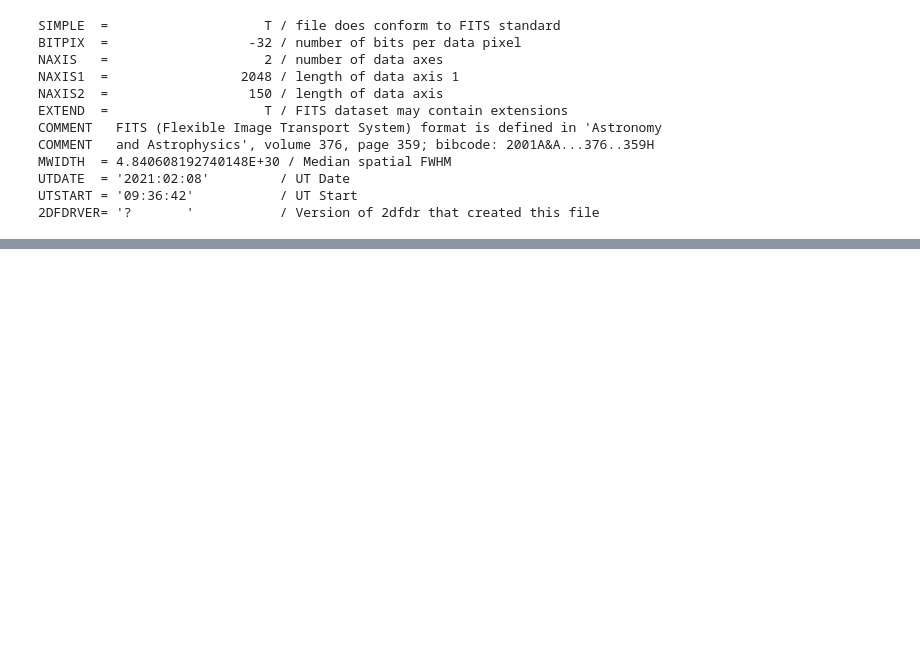
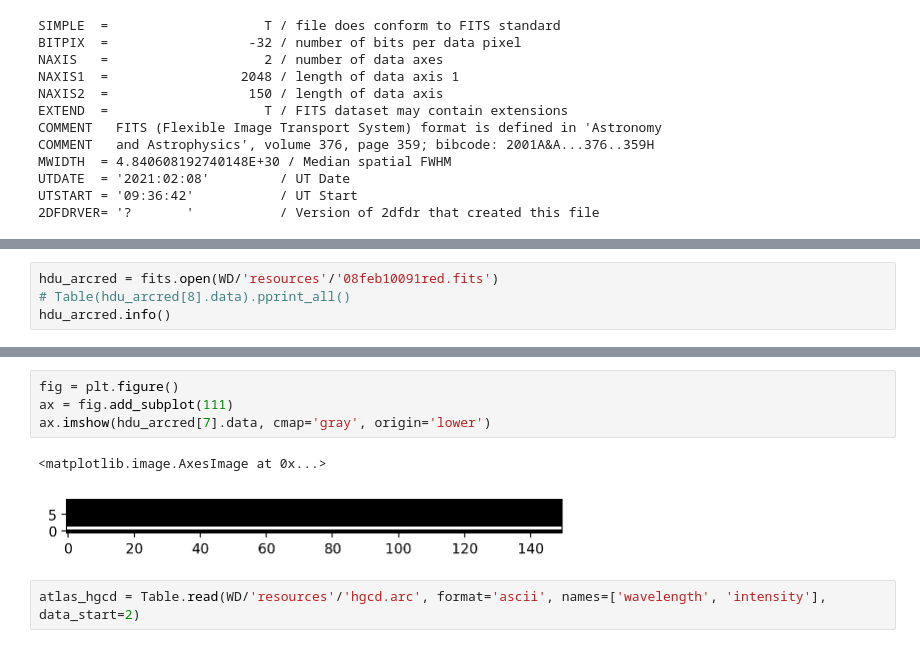
Before and after one commit to hbahk/kspecdr, a Jupyter notebook: make_mock_frame.ipynb, the cells around one changed output, grey strips where cells are left out. Cells and saved outputs as stored; diff of their text form; blank space fills up the shorter version.

```diff
--- a/make_mock_frame.ipynb
+++ b/make_mock_frame.ipynb
@@ -455,0 +459,4 @@ UTSTART = '09:36:42'           / UT Start
+# %%
+hdu_arcred = fits.open(WD/'resources'/'08feb10091red.fits')
+# Table(hdu_arcred[8].data).pprint_all()
+hdu_arcred.info()
@@ -455,0 +496,9 @@ UTSTART = '09:36:42'           / UT Start
+# %%
+fig = plt.figure()
+ax = fig.add_subplot(111)
+ax.imshow(hdu_arcred[7].data, cmap='gray', origin='lower')
+# %% [output]
+<matplotlib.image.AxesImage at 0x...>
+[figure, added]
+# %%
+atlas_hgcd = Table.read(WD/'resources'/'hgcd.arc', format='ascii', names=['wavelength', 'intensity'], data_start=2)
```
Also changed, not shown: parts of 19 cells of this notebook.
